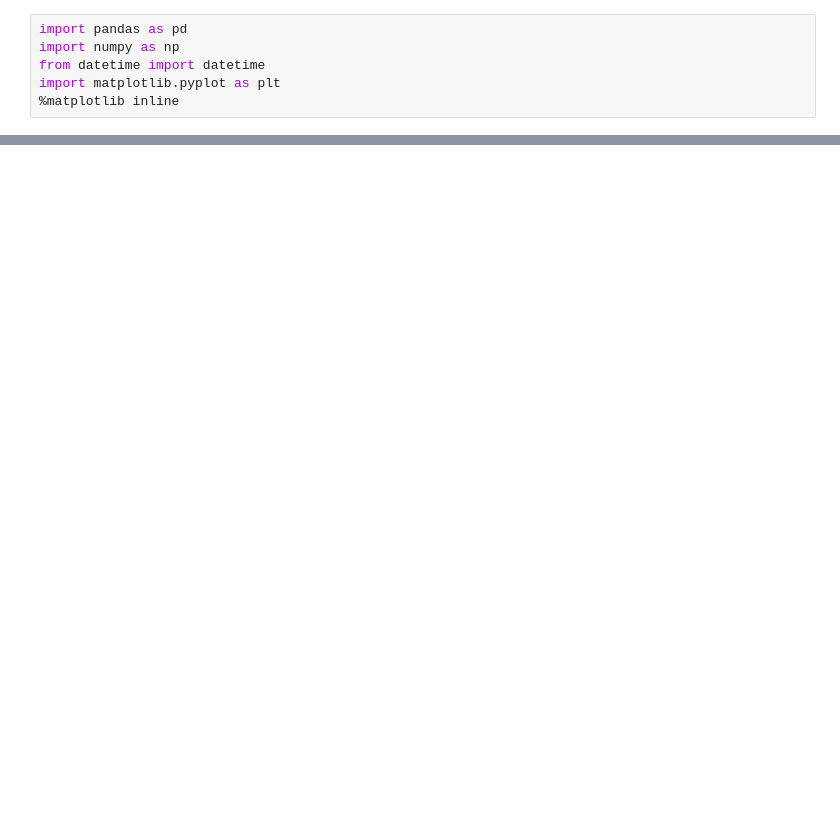
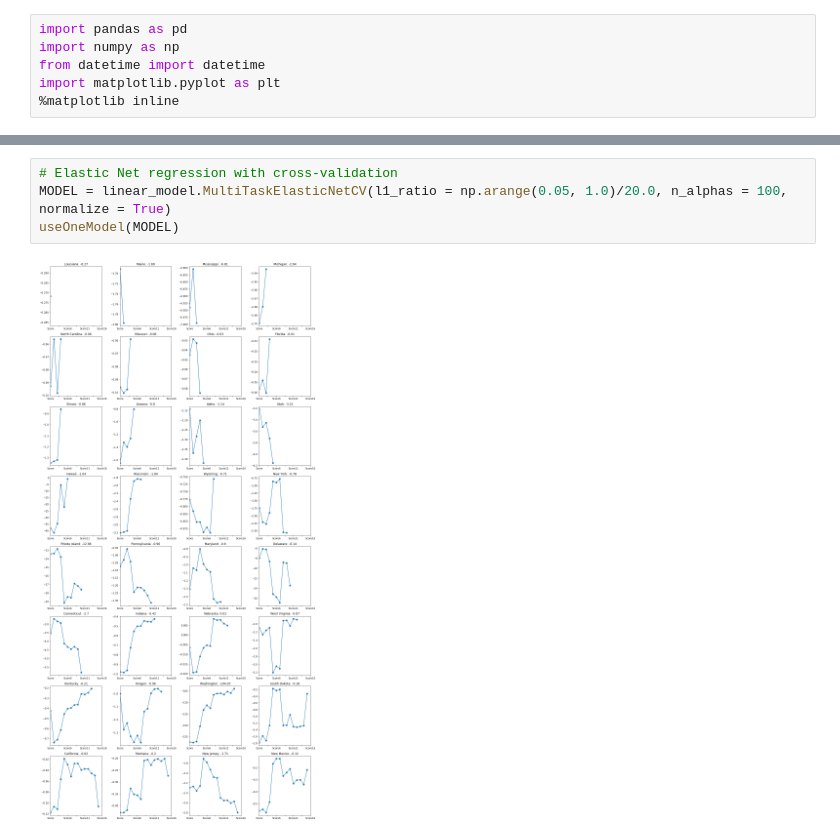
Before and after one commit to DijunLiu1995/DSQF, a Jupyter notebook: election/notebooks/regression.ipynb, the cells around one changed output, grey strips where cells are left out. Drawn from its saved outputs; the diff is of its cells as text; blank space fills up the shorter version.

```diff
--- a/election/notebooks/regression.ipynb
+++ b/election/notebooks/regression.ipynb
@@ -121,0 +152,6 @@ score_result.plot(figsize = (12,4))
+# %%
+# Elastic Net regression with cross-validation
+MODEL = linear_model.MultiTaskElasticNetCV(l1_ratio = np.arange(0.05, 1.0)/20.0, n_alphas = 100, normalize = True)
+useOneModel(MODEL)
+# %% [output]
+[figure, added]
```
Also changed, not shown: parts of 13 cells of this notebook.
